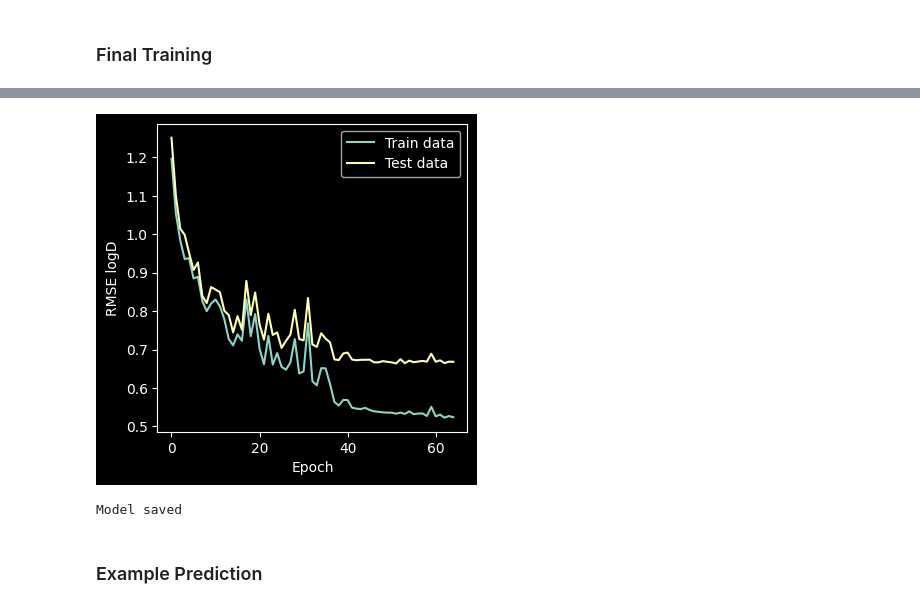
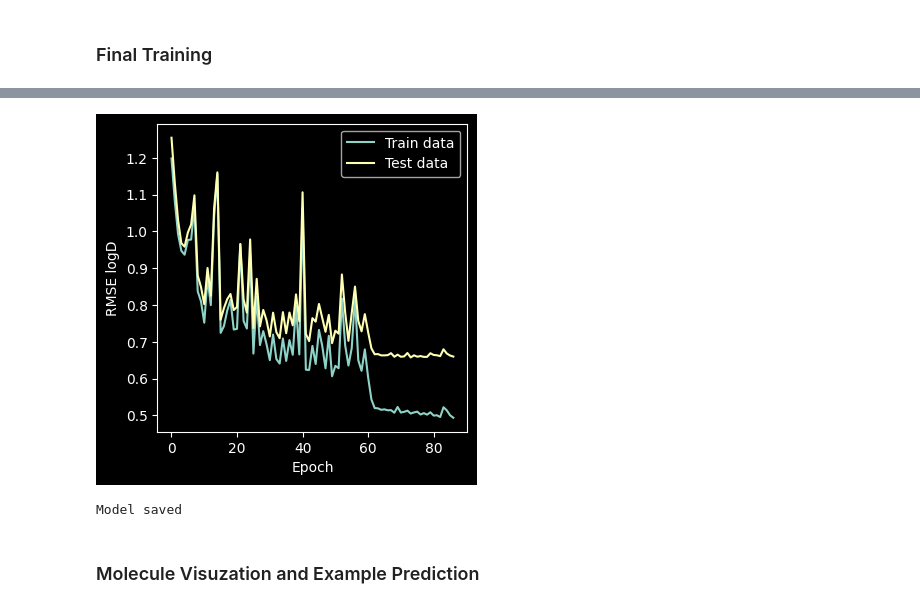
Before and after one commit to Pentaphone/nn_tests, a Jupyter notebook: nn_test2/hyperparam_optim.ipynb, the cells around one changed output, grey strips where cells are left out. Saved outputs shown, nothing was run; the diff lists cells and outputs as text; code cells hidden in the pictures.

Commit message:
ran hyperparameter optimization study, trained model

```diff
--- a/nn_test2/hyperparam_optim.ipynb
+++ b/nn_test2/hyperparam_optim.ipynb
@@ -237,17 +288,20 @@ def evaluate(model, data_loader, loss_fn, dataset_name="", verbose=True):
 # HYPERPARAMETER OPTIMIZATION
 
 def objective(trial):
+  n_conv_layers = trial.suggest_int("n_conv_layers", 2, 4)
+  hidden_dim = trial.suggest_categorical("hidden_dim", [32, 64, 128])
+  pool = trial.suggest_categorical("pool", ["mean", "max"])
+  activation = trial.suggest_categorical("activation", ["relu", "leaky_relu", "prelu"])
+  dropout_rate = trial.suggest_float("dropout_rate", 0.1, 0.5)
   learning_rate = trial.suggest_float("learning_rate", 1e-5, 1e-3, log=True)
   weight_decay = trial.suggest_float("weight_decay", 1e-5, 1e-3, log=True)
-  dropout_rate = trial.suggest_float("dropout_rate", 0.1, 0.5)
   batch_size = trial.suggest_categorical("batch_size", [16, 32, 64])
-  n_conv_layers = trial.suggest_int("n_conv_layers", 2, 4)
-  hidden_dim = trial.suggest_categorical("hidden_dim", [32, 64, 128])
+
 
   train_loader = DataLoader(train_data, batch_size=batch_size, shuffle=True)
   test_loader = DataLoader(test_data, batch_size=batch_size, shuffle=False)
 
-  model = GraphNeuralNetwork(dropout_rate, n_conv_layers, hidden_dim)
+  model = GraphNeuralNetwork(n_conv_layers, hidden_dim, pool, activation, dropout_rate)
 
   loss_fn = nn.MSELoss()
   optimizer = torch.optim.AdamW(model.parameters(), lr=learning_rate, weight_decay=weight_decay)
@@ -285,8 +339,11 @@ def objective(trial):
 
   return best_test_loss
 
+# Baysian hyperparameter optimization with Tree-structured Parzen Estimator
+sampler = optuna.samplers.TPESampler(seed=SEED)
+pruner = optuna.pruners.MedianPruner()
 
-study = optuna.create_study(direction="minimize", sampler=optuna.samplers.TPESampler(seed=SEED))
+study = optuna.create_study(direction="minimize", sampler=sampler, pruner=pruner)
 study.optimize(objective, n_trials=n_trials, timeout=timeout, show_progress_bar=True)
 
 print("Best trial:")
@@ -322,19 +379,21 @@ for key, value in trial.params.items():
 # FINAL TRAINING
 
 model = GraphNeuralNetwork(
-    dropout_rate=0.16699347421514682,
-    n_conv_layers=4,
-    hidden_dim=128,
+    n_conv_layers=trial.params["n_conv_layers"],
+    hidden_dim=trial.params["hidden_dim"],
+    pool=trial.params["pool"],
+    activation=trial.params["activation"],
+    dropout_rate=trial.params["dropout_rate"],
 )
 
-train_loader = DataLoader(train_data, batch_size=32, shuffle=True)
-test_loader = DataLoader(test_data, batch_size=32, shuffle=False)
+train_loader = DataLoader(train_data, batch_size=trial.params["batch_size"], shuffle=True)
+test_loader = DataLoader(test_data, batch_size=trial.params["batch_size"], shuffle=False)
 
 loss_fn = nn.MSELoss()
 optimizer = torch.optim.AdamW(
     model.parameters(),
-    lr=0.0003079919194715233,
-    weight_decay=0.0003079919194715233
+    lr=trial.params["learning_rate"],
+    weight_decay=trial.params["weight_decay"],
 )
 lr_scheduler = torch.optim.lr_scheduler.ReduceLROnPlateau(optimizer)
 
@@ -349,13 +408,10 @@ def train_model(
     plot=True,
     save=True,
 ):
-
   train_losses = []
   test_losses = []
 
-  best_test_loss = float("inf")
-  best_epoch = 0
-  epochs_without_improvement = 0
+  early_stopping = EarlyStopping(patience, save_best_model=True, model=model)
 
   print("Initial model performane")
   train_loss = evaluate(model, train_loader, loss_fn, dataset_name="train data")
@@ -375,26 +431,8 @@ def train_model(
 
     lr_scheduler.step(test_loss)
 
-    if test_loss < best_test_loss:
-      torch.save(model.state_dict(), "best_model_weights.pth")
-      best_test_loss = test_loss
-      best_epoch = epoch
-      epochs_without_improvement = 0
-    else:
-      epochs_without_improvement += 1
-
-    if epochs_without_improvement >= 1:
-      print(f"Epochs without improvement: {epochs_without_improvement}")
-
-      if epochs_without_improvement >= patience:
-        print(f"Early stopping at epoch {epoch + 1}")
-
-        print(f"Loading best model (Epoch {best_epoch + 1})\n")
-        model.load_state_dict(torch.load("best_model_weights.pth"))
-
-        break
-
-      print()
+    if early_stopping.should_stop(test_loss, epoch):
+      break
 
   print("Training and testing completed")
 
@@ -403,8 +441,9 @@ def train_model(
   print(f"Total parameters: {total_params:,}")
 
   # RMSE logD
+  best_test_loss = min(test_losses)
   best_rmse_logd = best_test_loss**0.5 * data_std
-  print(f"RMSE predicted logD (test data): {best_rmse_logd:>8f}")
+  print(f"RMSE logD (test data): {best_rmse_logd:>8f}")
   print()
 
   # plot
@@ -452,7 +491,7 @@ RMSE predicted logD (test data): 0.663951
-[figure, old version]
+[figure, new version]
 Model saved
 # %% [markdown]
-### Example Prediction
+### Molecule Visuzation and Example Prediction
 # %%
 # EXAMPLE
 visualization = "2d"
```
Also changed, not shown: parts of 7 cells of this notebook.
